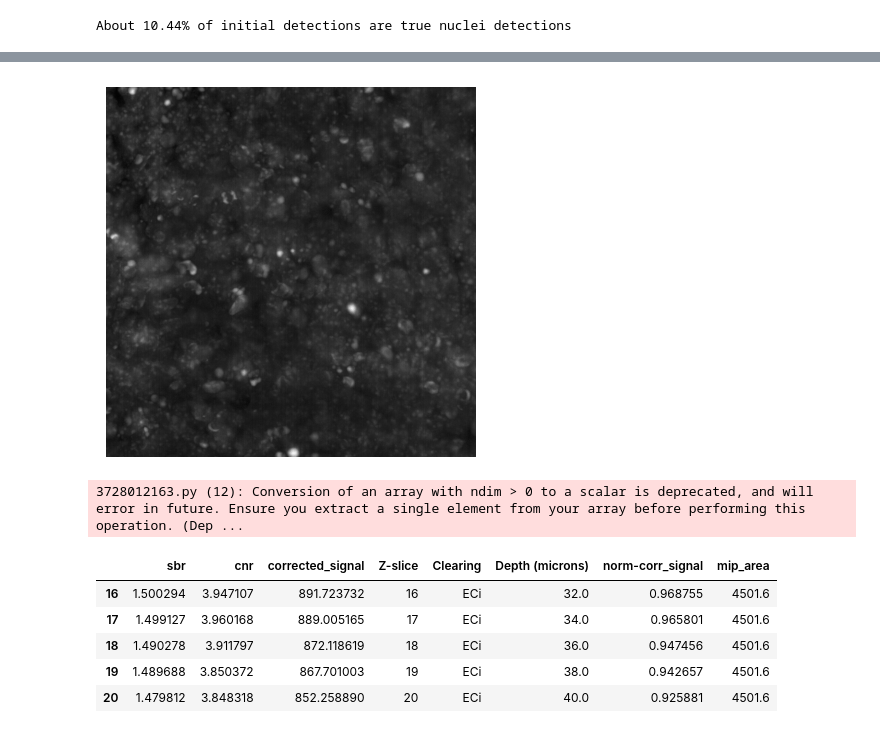
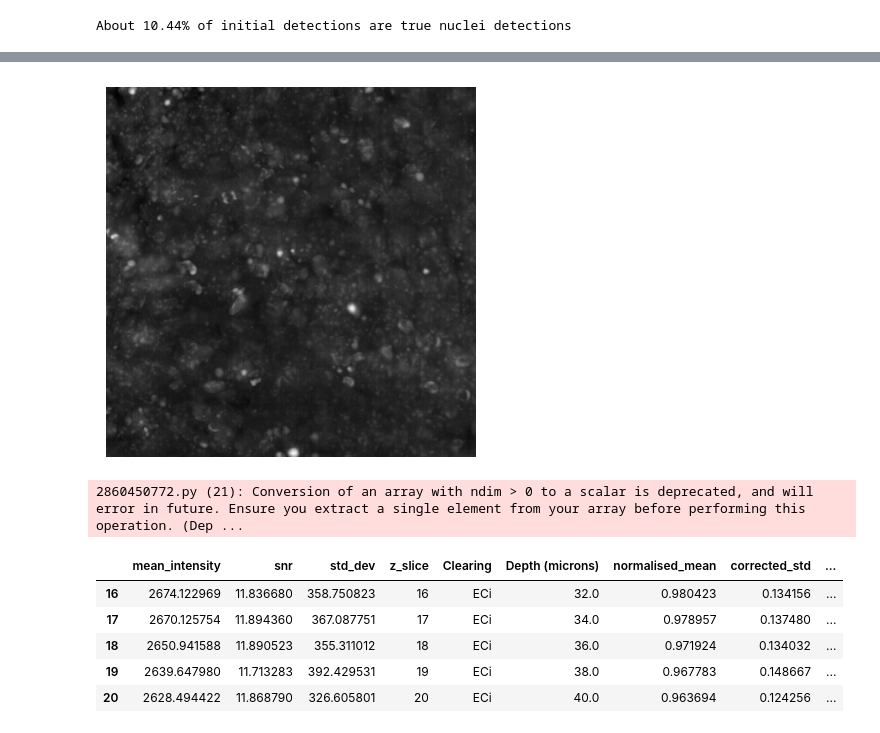
Before and after one commit to dbekat/clearing-efficacy, a Jupyter notebook: unified_analysis.ipynb, the cells around one changed output, grey strips where cells are left out. Saved outputs shown, nothing was run; the diff lists cells and outputs as text; code cells hidden in the pictures.

```diff
--- a/unified_analysis.ipynb
+++ b/unified_analysis.ipynb
@@ -70,7 +69,13 @@ StandardMetadata(binning=None, column=None, dimensions_present='TCZYX', image_si
 # %%
-nuclear_channel_no = 0  # enter the channel number of your nuclear marker here - don't forget that Python starts counting at 0!
+"""
+DIMENSION REDUCTION:
+Reduce down channels to only 1 (nuclear channel) and convert to numpy array for measurement/manipulation
+"""
 
-if im_read.standard_metadata.image_size_c > 1:
+
+nuclear_channel_no = 0
+
+if dims[0] > 1: # check for number of channels
     im_nuclear = im_read.data[0][nuclear_channel_no]
 else:
     im_nuclear = im_read.data[0][0]  #im_nuclear becomes a numpy array, removing the time and channel dimensions since they are unused
@@ -157,11 +145,11 @@ mask_3d = im_nuclear >= filters.threshold_li(im_nuclear) # 3d binary mask to dif
 # recording pixel values and intensities
 stats_props = pd.DataFrame(calculate_contrast_vs_depth(im_nuclear, mask_3d))
 stats_props['Clearing'] = 'ECi'
-stats_props['Depth (microns)'] = stats_props['Z-slice'] * z_res
+stats_props['Depth (microns)'] = stats_props['z_slice'] * z_res
 
 # normalising and correcting data
-stats_props['normalised_mean'] = stats_props['Mean Intensity'] / np.max(stats_props['Mean Intensity'])
-stats_props['corrected_std'] = stats_props['Std Dev'] / stats_props['Mean Intensity']
+stats_props['normalised_mean'] = stats_props['mean_intensity'] / np.max(stats_props['mean_intensity'])
+stats_props['corrected_std'] = stats_props['std_dev'] / stats_props['mean_intensity']
 
 stats_props.tail() # visualisation of the lasat 5 rows of data
 # %% [output]
@@ -172,7 +160,10 @@ stats_props.tail() # visualisation of the lasat 5 rows of data
 | 19 | 2639.647980 | 11.713283 | 392.429531 | 19 | ECi | 38.0 | 0.967783 | 0.148667 |
 | 20 | 2628.494422 | 11.868790 | 326.605801 | 20 | ECi | 40.0 | 0.963694 | 0.124256 |
 # %%
-# visualising results
+# visualising results with seaborn
+
+plt.style.use("ggplot")
+
 fig, axs = plt.subplots(1, 3, figsize=(18, 4))
 
 sns.lineplot(
@@ -182,11 +173,10 @@ sns.lineplot(
     ax=axs[0]
 )
 
-
 sns.lineplot(
     data=stats_props,
     x='Depth (microns)',
-    y='SNR',
+    y='snr',
     ax=axs[1]
 )
 
@@ -422,35 +335,33 @@ About 10.44% of initial detections are true nuclei detections
-# %%
-# producing MIP from nuclear channel
-
-mip = np.max(im_nuclear,
-             axis=0)  # MIP is made by finding the max intensity at any pixel in the (X,Y) plane through Z; think of it as 'squishing' a 3D image down so only the brightest spots per pixel is left!
-
-plt.imshow(mip, cmap='gray')  # visualise the MIP - this should be a single 2D image!
-plt.axis('off')
-plt.show()
-# %% [output]
-[figure, removed]
 # %%
+# producing Max Intensity Projection
+
+mip = np.max(im_nuclear,
+             axis=0)
+
+plt.imshow(mip)  # visualise MIP
+plt.axis('off')
+plt.show()
+
 """
 Measuring the area of the MIP as a proxy for the volume of the sample
 """
 
-mip_thresh = filters.threshold_li(mip)  #using segmentation to identify the MIP from the background
+mip_thresh = filters.threshold_li(mip)  #using segmentation to identify MIP from the background
 binary_mip = mip >= mip_thresh
 
 clean_labels = (binary_mip > 0).astype(np.uint8)
-mip_props = measure.regionprops_table(clean_labels, mip, properties=[
-    'area'])  #measures the centroid for all objects detected within the binary mask - in this case, this is just the MIP!
+mip_props = measure.regionprops_table(clean_labels, mip, properties=['area']) # measures area of the MIP in px
 
-area = round((int(mip_props['area']) * (x_res * x_res)), 2)  # calculates area in square µm
+area = round((int(mip_props['area']) * (x_res * x_res)), 2)  # converts area to microns squared
 
-stats_props['mip_area'] = area  # saves MIP area data into dataframe
-stats_props.tail()  # view the last 5 rows of data as a last check
+stats_props['mip_area'] = area  # saves data to stats dataframe
+stats_props.tail()
 # %% [output]
+[figure, added]
-3728012163.py (12): Conversion of an array with ndim > 0 to a scalar is deprecated, and will error in future. Ensure you extract a single element from your array before performing this operation. (Dep ...
+2860450772.py (21): Conversion of an array with ndim > 0 to a scalar is deprecated, and will error in future. Ensure you extract a single element from your array before performing this operation. (Dep ...
-|  | sbr | cnr | corrected_signal | Z-slice | Clearing | Depth (microns) | norm-corr_signal | mip_area |
-| 16 | 1.500294 | 3.947107 | 891.723732 | 16 | ECi | 32.0 | 0.968755 | 4501.6 |
-| 17 | 1.499127 | 3.960168 | 889.005165 | 17 | ECi | 34.0 | 0.965801 | 4501.6 |
-| 18 | 1.490278 | 3.911797 | 872.118619 | 18 | ECi | 36.0 | 0.947456 | 4501.6 |
-| 19 | 1.489688 | 3.850372 | 867.701003 | 19 | ECi | 38.0 | 0.942657 | 4501.6 |
-| 20 | 1.479812 | 3.848318 | 852.258890 | 20 | ECi | 40.0 | 0.925881 | 4501.6 |
+|  | mean_intensity | snr | std_dev | z_slice | Clearing | Depth (microns) | normalised_mean | corrected_std | ... |
+| 16 | 2674.122969 | 11.836680 | 358.750823 | 16 | ECi | 32.0 | 0.980423 | 0.134156 | ... |
+| 17 | 2670.125754 | 11.894360 | 367.087751 | 17 | ECi | 34.0 | 0.978957 | 0.137480 | ... |
+| 18 | 2650.941588 | 11.890523 | 355.311012 | 18 | ECi | 36.0 | 0.971924 | 0.134032 | ... |
+| 19 | 2639.647980 | 11.713283 | 392.429531 | 19 | ECi | 38.0 | 0.967783 | 0.148667 | ... |
+| 20 | 2628.494422 | 11.868790 | 326.605801 | 20 | ECi | 40.0 | 0.963694 | 0.124256 | ... |
```
Also changed, not shown: parts of 34 cells of this notebook, 1 other file.
